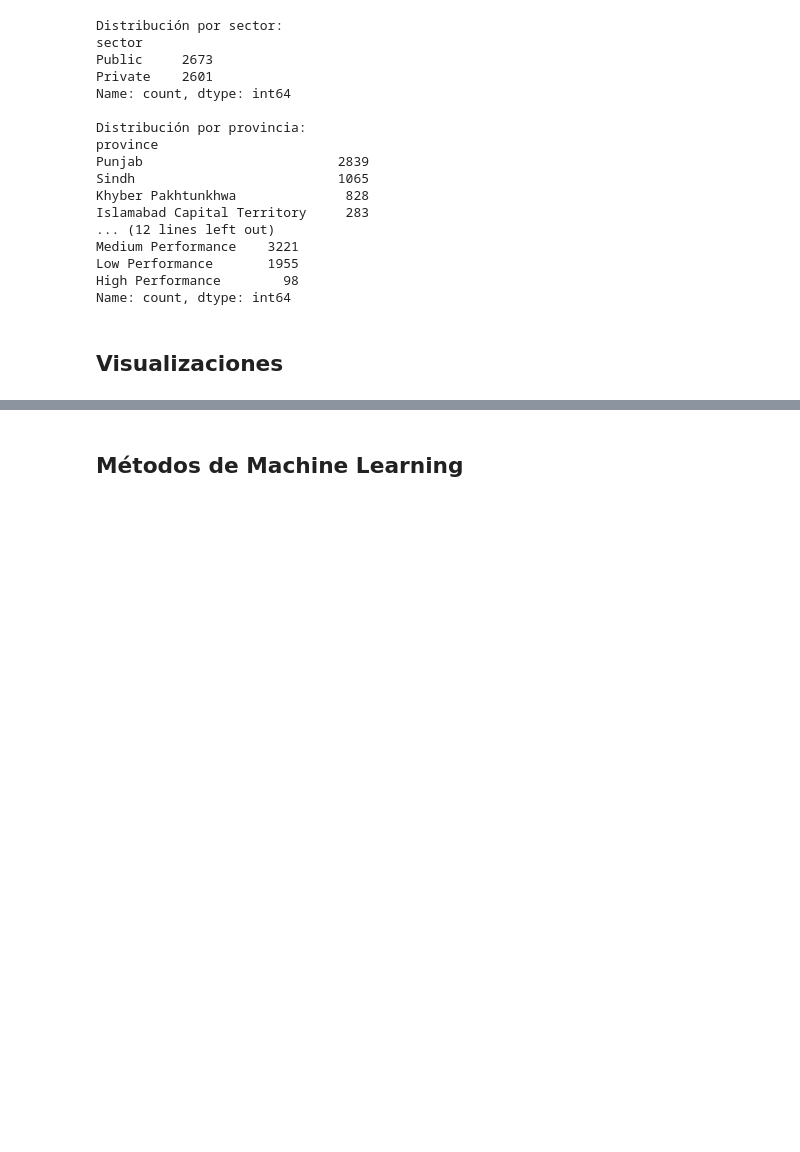
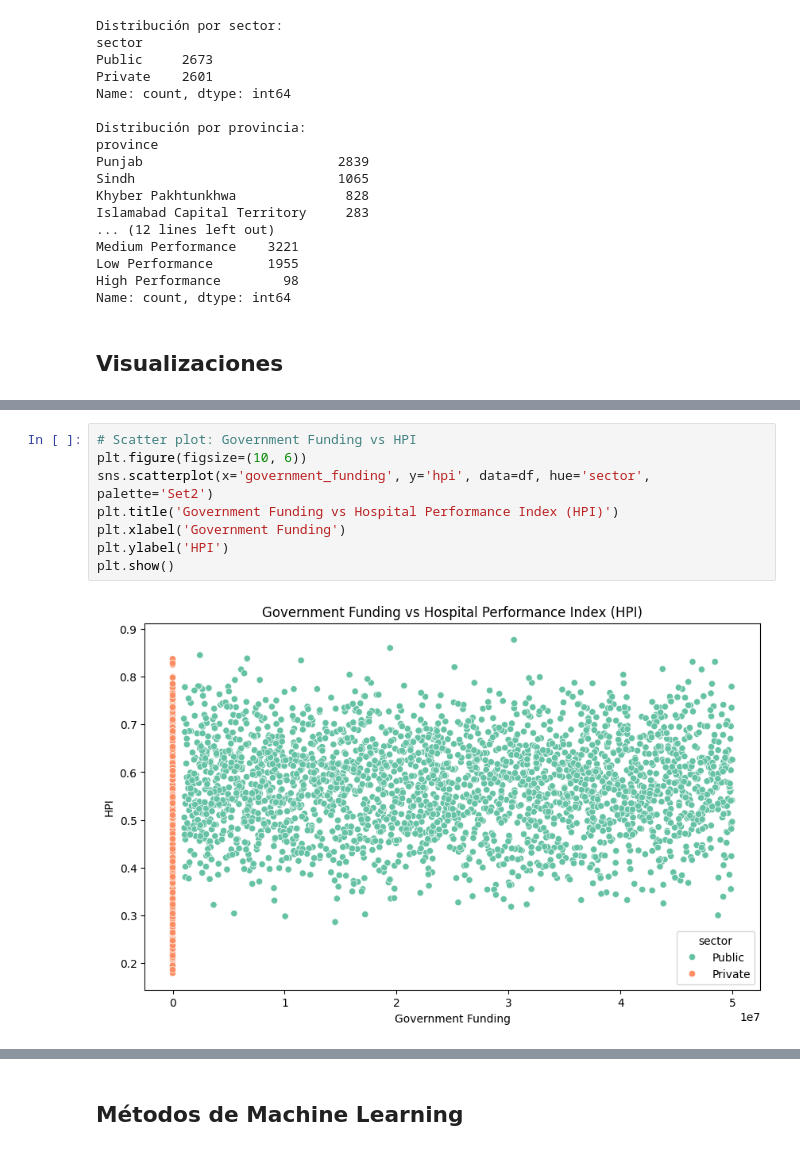
Before and after one commit to valentinarias-dtsc/hospital_performance_analysis, a Jupyter notebook: Notebooks/EDA.ipynb, the cells around one changed output, grey strips where cells are left out. Drawn from its saved outputs; the diff is of its cells as text; blank space fills up the shorter version.

```diff
--- a/Notebooks/EDA.ipynb
+++ b/Notebooks/EDA.ipynb
@@ -193,2 +200,12 @@ average_treatment_cost       -0.485134
 icu_inconsistency_flag             NaN
 Name: hpi, dtype: float64
+# %%
+# Scatter plot: Government Funding vs HPI
+plt.figure(figsize=(10, 6))
+sns.scatterplot(x='government_funding', y='hpi', data=df, hue='sector', palette='Set2')
+plt.title('Government Funding vs Hospital Performance Index (HPI)')
+plt.xlabel('Government Funding')
+plt.ylabel('HPI')
+plt.show()
+# %% [output]
+[figure, added]
```
Also changed, not shown: parts of 22 cells of this notebook.
